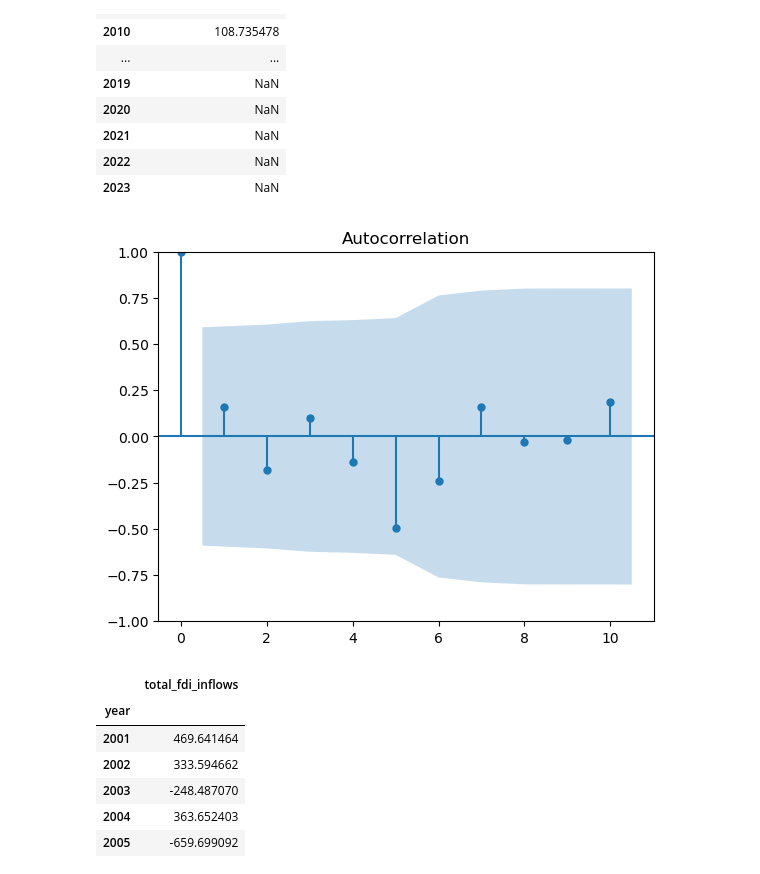
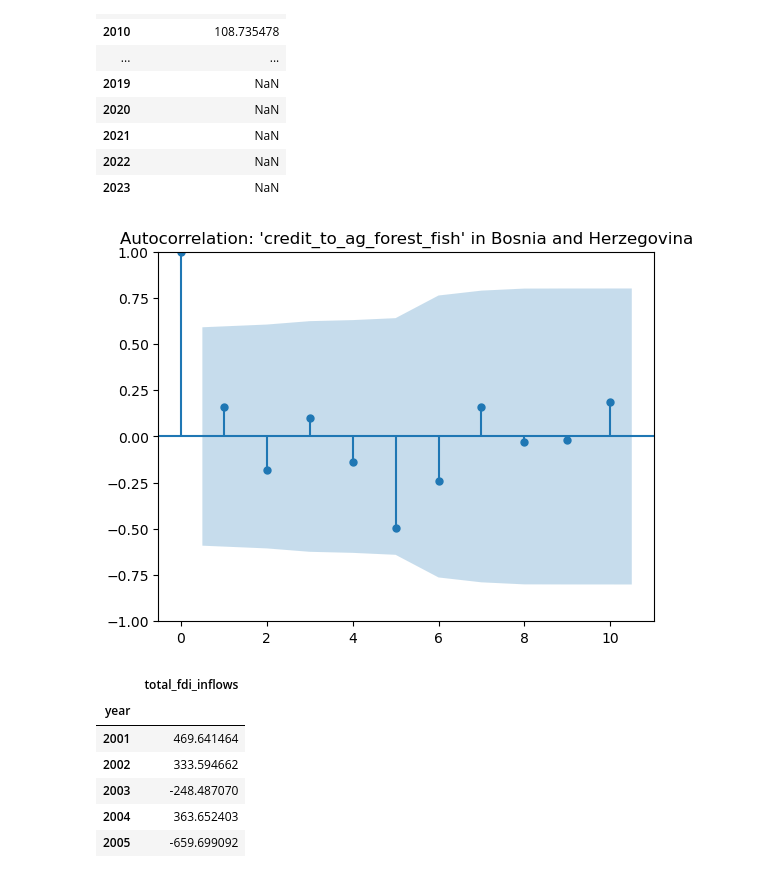
Before and after one commit to Leonidus1995/farmer-prices-forecasting, a Jupyter notebook: dataset_1.ipynb, the cells around one changed output. Saved outputs shown, nothing was run; the diff lists cells and outputs as text; code cells hidden in the pictures.

```diff
--- a/dataset_1.ipynb
+++ b/dataset_1.ipynb
@@ -1052,12 +1052,13 @@ from statsmodels.graphics.tsaplots import plot_acf
 # %%
 clean = s1.dropna()
 
 fig, ax = plt.subplots()
 plot_acf(clean, lags = 10, ax=ax)
+plt.title("Autocorrelation: 'credit_to_ag_forest_fish' in Bosnia and Herzegovina")
 plt.savefig('plots/dataset_1_autocorrelation_plot1.png', dpi=360, bbox_inches='tight')
 plt.show()
 # %% [output]
-[figure, old version]
+[figure, new version]
 # %%
 # Example 2:
 s2 = df_2_area.loc[df_2_area['area']=='Yemen'][['year', 'total_fdi_inflows']].set_index('year')
```
Also changed, not shown: parts of 4 cells of this notebook, 7 other files.
